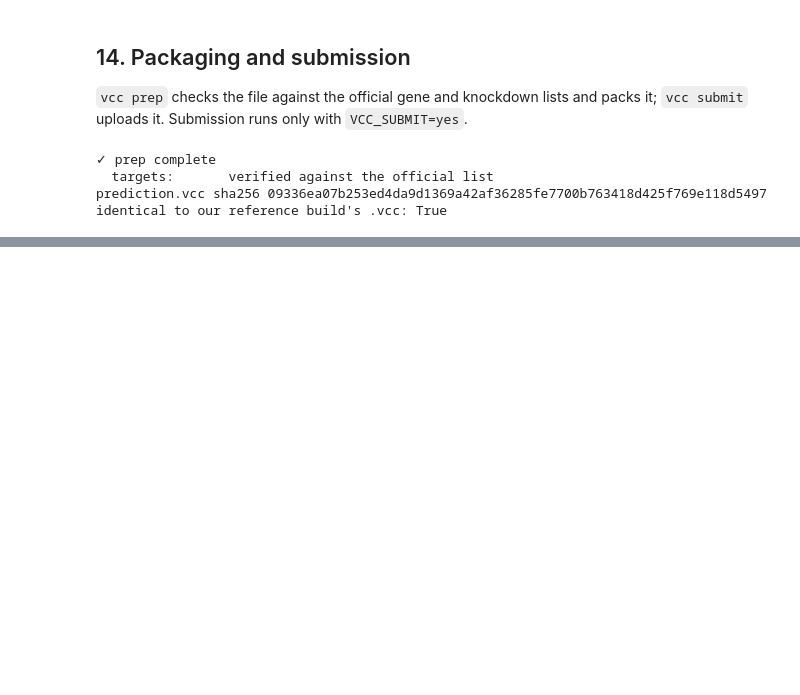
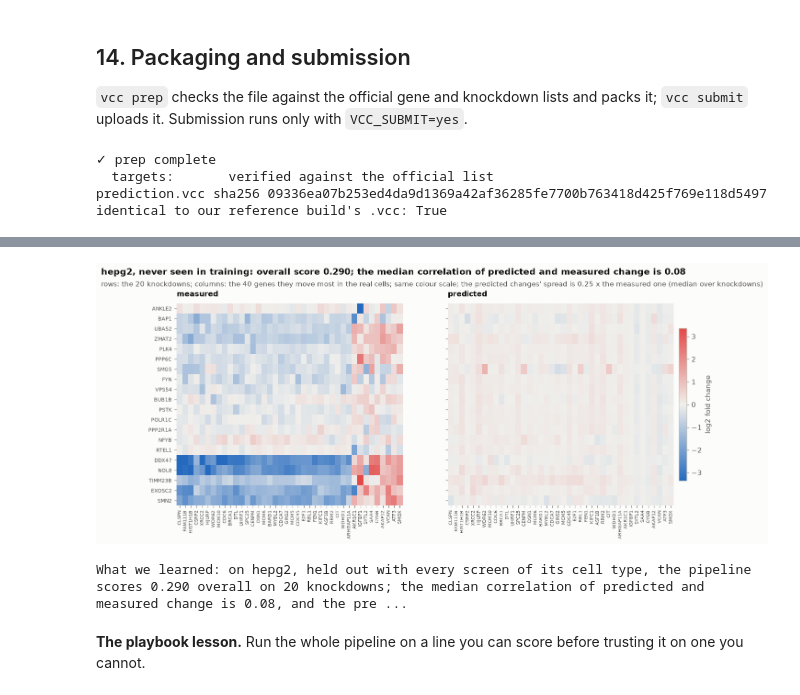
Before and after one commit to helenhenryz/vcc2026-perturbation-prediction, a Jupyter notebook: notebook.ipynb, the cells around one changed output, grey strips where cells are left out. Saved outputs shown, nothing was run; the diff lists cells and outputs as text; code cells hidden in the pictures; blank space fills up the shorter version.

Commit message:
Notebook: worked example on a held-out line, playbook and appendix

```diff
--- a/notebook.ipynb
+++ b/notebook.ipynb
@@ -2337,0 +2349,13 @@ identical to our reference build's .vcc: True
+# %%
+OWN_LINE = os.environ.get("VCC_OWN_LINE", "hepg2")
+if MODE == "FULL" and GPU:
+    bench15 = TABLES / "bench" / OWN_LINE
+    full_panel = pd.read_csv(bench15 / "panel.csv")["target_gene"].astype(str).tolist()
+    panel15 = sorted(np.random.default_rng(0).choice(full_panel, 20, replace=False).tolist())
+    w15 = WORK / f"own_{OWN_LINE}"
+    ph15 = fold_phase(bench15 / "reference.h5ad", panel15, OWN_LINE, w15 / "phase")
+    inp15 = prepare_phase(ph15, TABLES, w15, held=HELD_TYPES[OWN_LINE])
+    inp15["detline"] = probe_phase(ph15, inp15, w15)
+    build_phase(ph15, inp15, w15 / "prediction.h5ad")
+    s15 = score_fold(w15 / "prediction.h5ad", ph15, bench15 / "reference.h5ad", None, w15 / "score")
+    print(pd.Series(s15).round(3).to_string())
@@ -2337,0 +2376,64 @@ identical to our reference build's .vcc: True
+# %%
+if MODE == "FULL" and GPU:
+    ref15 = ad.read_h5ad(bench15 / "reference.h5ad")
+    lab15 = ref15.obs["target_gene"].astype(str).to_numpy()
+    X15 = sp.csr_matrix(ref15.X)
+    cpm15 = mean_cpm(X15[lab15 == "non-targeting"])
+    k15, sums15, g15 = group_sums(w15 / "prediction.h5ad")
+    kx15 = {k[1]: i for i, k in enumerate(k15)}
+    well15 = cpm15 > 20
+    true15 = np.vstack([np.log2((mean_cpm(X15[lab15 == p]) + 1) / (cpm15 + 1)) for p in panel15])[:, well15]
+    pred15 = np.vstack([np.log2((sums15[kx15[p]] / sums15[kx15[p]].sum() * 1e6 + 1) / (cpm15 + 1)) for p in panel15])[
+        :, well15
+    ]
+    gi15 = {g: i for i, g in enumerate(np.array(g15)[well15])}
+    for r, p in enumerate(panel15):
+        if p in gi15:
+            true15[r, gi15[p]] = pred15[r, gi15[p]] = 0.0
+    top15 = np.argsort(-np.abs(true15).sum(0))[:40]
+    r15 = [np.corrcoef(true15[r], pred15[r])[0, 1] for r in range(len(panel15))]
+    amp15 = float(np.median(pred15.std(1) / np.maximum(true15.std(1), 1e-12)))  # predicted spread / measured spread
+    from scipy.cluster.hierarchy import leaves_list, linkage
+
+    ro15 = leaves_list(linkage(true15[:, top15], "average"))  # rows and columns ordered by the measured change
+    co15 = top15[leaves_list(linkage(true15[:, top15].T, "average"))]
+    fig, axes = plt.subplots(1, 2, figsize=(13, 5.2), sharey=True)
+    lim = float(np.percentile(np.abs(true15[:, top15]), 99))
+    for ax, M, t in ((axes[0], true15, "measured"), (axes[1], pred15, "predicted")):
+        im = ax.imshow(
+            M[np.ix_(ro15, co15)], aspect="auto", cmap=CMAP_DIV, vmin=-lim, vmax=lim, interpolation="nearest"
+        )
+        ax.set_xticks(range(len(co15)), np.array(g15)[well15][co15], rotation=90, fontsize=6.5)
+        ax.set_title(f"{t}", fontsize=10.5)
+        ax.spines[:].set_visible(False)
+    axes[0].set_yticks(range(len(panel15)), [panel15[r] for r in ro15], fontsize=7.5)
+    fig.colorbar(im, ax=axes, fraction=0.015, pad=0.01, label="log2 fold change")
+    headline(
+        fig,
+        f"{OWN_LINE}, never seen in training: overall score {s15['overall']:.3f}; the median correlation of "
+        f"predicted and measured change is {np.nanmedian(r15):.2f}",
+        f"rows: the 20 knockdowns; columns: the 40 genes they move most in the real cells; same colour scale; the "
+        f"predicted changes' spread is {amp15:.2f} x the measured one (median over knockdowns)",
+    )
+    plt.show()
+else:
+    print("skipped: needs the scorer's GPU engine (MODE FULL and a visible GPU)")
+# %% [output]
+[figure, added]
+# %%
+if MODE == "FULL" and GPU:
+    print(
+        f"What we learned: on {OWN_LINE}, held out with every screen of its cell type, the pipeline scores "
+        f"{s15['overall']:.3f} overall on 20 knockdowns; the median correlation of predicted and measured change is "
+        f"{np.nanmedian(r15):.2f}, and the predicted changes are {amp15:.2f} times as spread as the measured ones"
+        + (
+            ": stage 1 sizes its predictions to the line's noise budget, and here that errs towards too little change "
+            "rather than too much."
+            if amp15 < 0.8
+            else "."
+        )
+    )
+# %% [output]
+What we learned: on hepg2, held out with every screen of its cell type, the pipeline scores 0.290 overall on 20 knockdowns; the median correlation of predicted and measured change is 0.08, and the pre ...
+# %% [markdown]
+**The playbook lesson.** Run the whole pipeline on a line you can score before trusting it on one you cannot.
```
Also changed, not shown: parts of 17 cells of this notebook.
